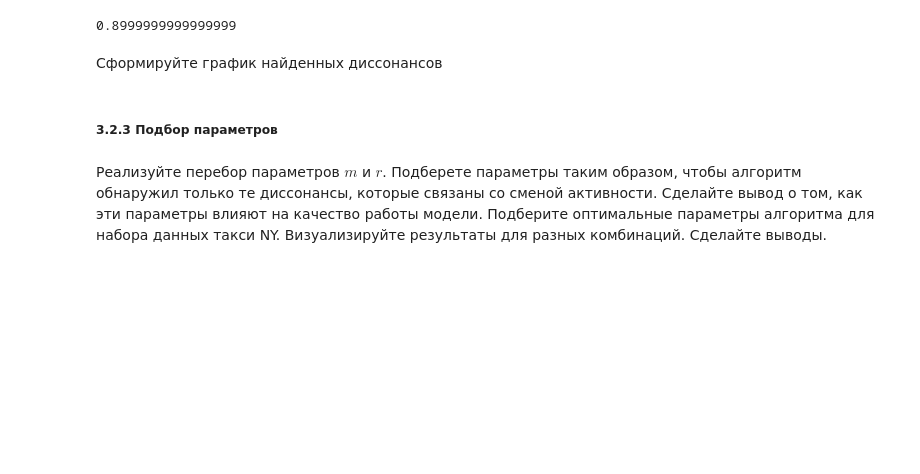
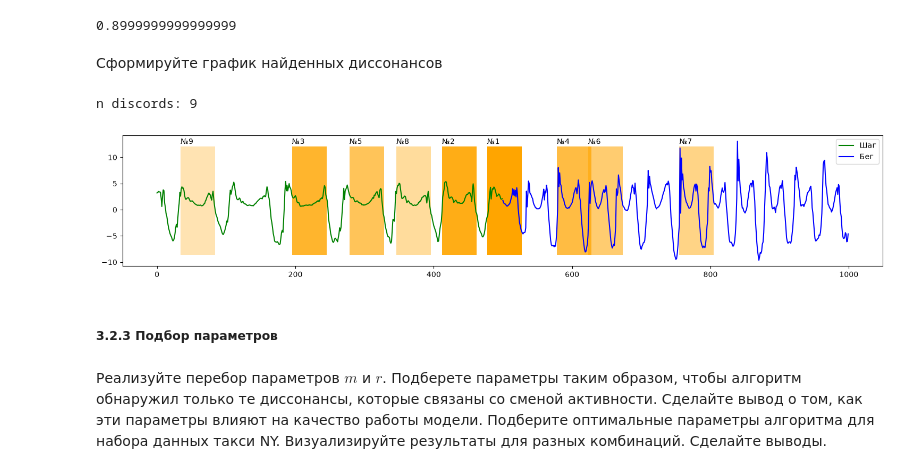
Before and after one commit to SconeScone/2026_Belonogova_TimeSeriesCourse, a Jupyter notebook: practice/03 Discords/03 Discords.ipynb, the cells around one changed output. Drawn from its saved outputs; the diff is of its cells as text; code cells hidden in the pictures; blank space fills up the shorter version.

```diff
--- a/practice/03 Discords/03 Discords.ipynb
+++ b/practice/03 Discords/03 Discords.ipynb
@@ -304,7 +375,11 @@ len(discords_idx)/len(data)*100
 # %% [markdown]
 Сформируйте график найденных диссонансов
 # %%
-# INSERT YOUR CODE
+print(f"n discords: {len(discords_idx)}")
+plot322(data, m, discords_idx)
+# %% [output]
+n discords: 9
+[figure, added]
 # %% [markdown]
 ##### 3.2.3 Подбор параметров
 # %% [markdown]
```
Also changed, not shown: parts of 25 cells of this notebook, 2 other files.
